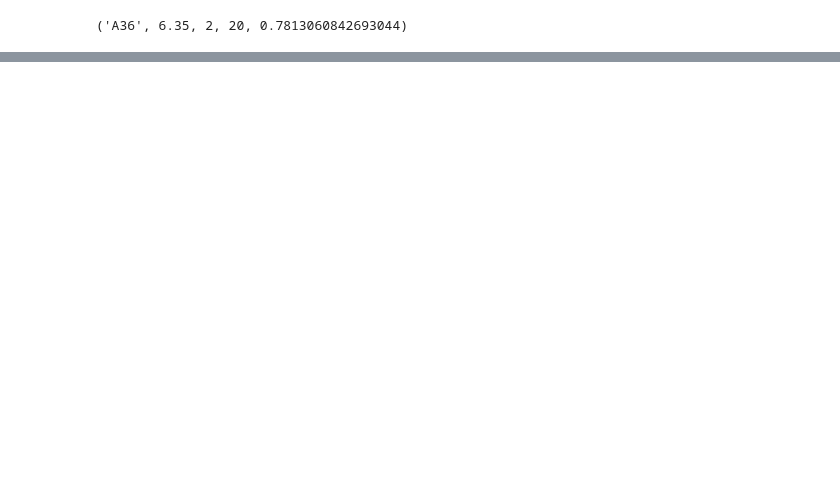
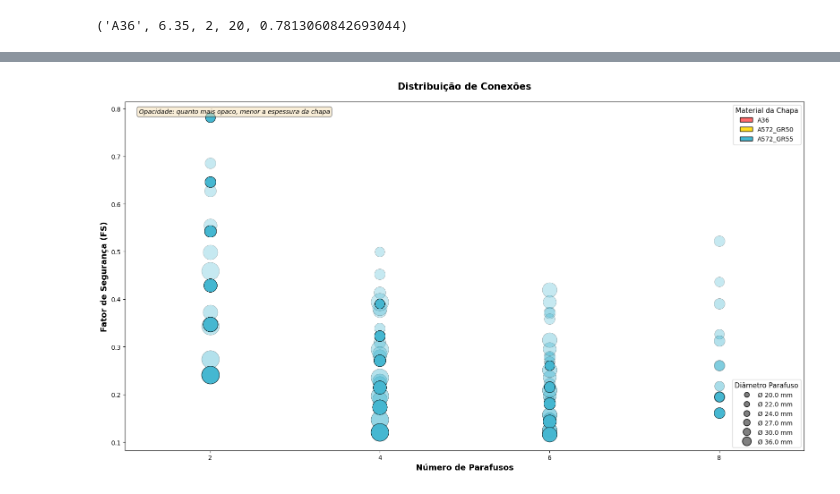
Before and after one commit to brhenri-mr/SteelFLUX, a Jupyter notebook: data_preparete/Visualize.ipynb, the cells around one changed output, grey strips where cells are left out. Cells and saved outputs as stored; diff of their text form; code cells hidden in the pictures; blank space fills up the shorter version.

```diff
--- a/data_preparete/Visualize.ipynb
+++ b/data_preparete/Visualize.ipynb
@@ -45 +39,7 @@ plot(data, ['A36', 'A572_GR50', 'A572_GR55'])
 [figure]
+# %%
+temp = []
+for i, dado in enumerate(data['num_parafusos']):
+    if dado == 8:
+        temp.append([data['espessura_chapa'][i], data['diametro_parafuso'][i], data['FS'][i]])
+sorted(temp, key=lambda x: x[-1])
@@ -45,0 +63,15 @@ plot(data, ['A36', 'A572_GR50', 'A572_GR55'])
+# %%
+data = {
+    'material': [],
+    'espessura_chapa': [],
+    'num_parafusos': [],
+    'diametro_parafuso': [],
+    'FS': []
+}
+for i in range(len(dados)):
+    if 'A572_GR55' == dados[i][0]:
+        for chave, valor in zip(data.keys(), dados[i]):
+            data[chave].append(valor)
+plot(data, ['A36', 'A572_GR50', 'A572_GR55'])
+# %% [output]
+[figure, added]
```
Also changed, not shown: parts of 5 cells of this notebook, 3 other files.
